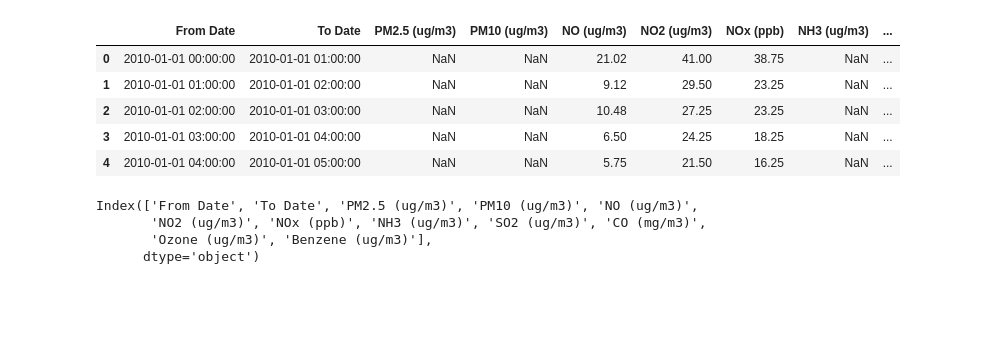
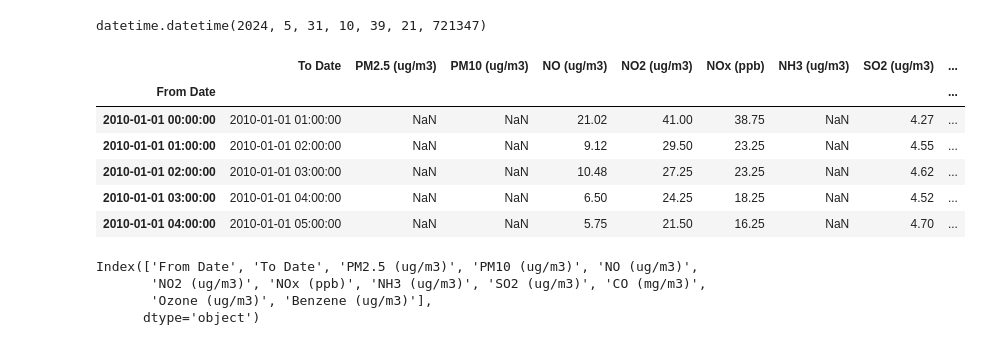
Before and after one commit to bibi643/Air_quality_India_kaggle, a Jupyter notebook: air_qual.ipynb, the cells around one changed output. Saved outputs shown, nothing was run; the diff lists cells and outputs as text; code cells hidden in the pictures; blank space fills up the shorter version.

```diff
--- a/air_qual.ipynb
+++ b/air_qual.ipynb
@@ -6,16 +6,22 @@ import plotly.express as px
 import pandas as pd
 from darts import TimeSeries
 from darts.models import ExponentialSmoothing, Prophet
+# %%
+import datetime
+datetime.datetime.now()
+# %% [output]
+datetime.datetime(2024, 5, 31, 10, 39, 21, 721347)
 # %%
-df=pd.read_csv('archive/DL001.csv')
+df=pd.read_csv('archive/DL001.csv',parse_dates=['From Date'],index_col=['From Date'])
 df.head()
 # %% [output]
-|  | From Date | To Date | PM2.5 (ug/m3) | PM10 (ug/m3) | NO (ug/m3) | NO2 (ug/m3) | NOx (ppb) | NH3 (ug/m3) | ... |
-| 0 | 2010-01-01 00:00:00 | 2010-01-01 01:00:00 | NaN | NaN | 21.02 | 41.00 | 38.75 | NaN | ... |
-| 1 | 2010-01-01 01:00:00 | 2010-01-01 02:00:00 | NaN | NaN | 9.12 | 29.50 | 23.25 | NaN | ... |
-| 2 | 2010-01-01 02:00:00 | 2010-01-01 03:00:00 | NaN | NaN | 10.48 | 27.25 | 23.25 | NaN | ... |
-| 3 | 2010-01-01 03:00:00 | 2010-01-01 04:00:00 | NaN | NaN | 6.50 | 24.25 | 18.25 | NaN | ... |
-| 4 | 2010-01-01 04:00:00 | 2010-01-01 05:00:00 | NaN | NaN | 5.75 | 21.50 | 16.25 | NaN | ... |
+|  | To Date | PM2.5 (ug/m3) | PM10 (ug/m3) | NO (ug/m3) | NO2 (ug/m3) | NOx (ppb) | NH3 (ug/m3) | SO2 (ug/m3) | ... |
+| From Date |  |  |  |  |  |  |  |  | ... |
+| 2010-01-01 00:00:00 | 2010-01-01 01:00:00 | NaN | NaN | 21.02 | 41.00 | 38.75 | NaN | 4.27 | ... |
+| 2010-01-01 01:00:00 | 2010-01-01 02:00:00 | NaN | NaN | 9.12 | 29.50 | 23.25 | NaN | 4.55 | ... |
+| 2010-01-01 02:00:00 | 2010-01-01 03:00:00 | NaN | NaN | 10.48 | 27.25 | 23.25 | NaN | 4.62 | ... |
+| 2010-01-01 03:00:00 | 2010-01-01 04:00:00 | NaN | NaN | 6.50 | 24.25 | 18.25 | NaN | 4.52 | ... |
+| 2010-01-01 04:00:00 | 2010-01-01 05:00:00 | NaN | NaN | 5.75 | 21.50 | 16.25 | NaN | 4.70 | ... |
 # %%
 df.columns
 # %% [output]
```
Also changed, not shown: parts of 13 cells of this notebook.
